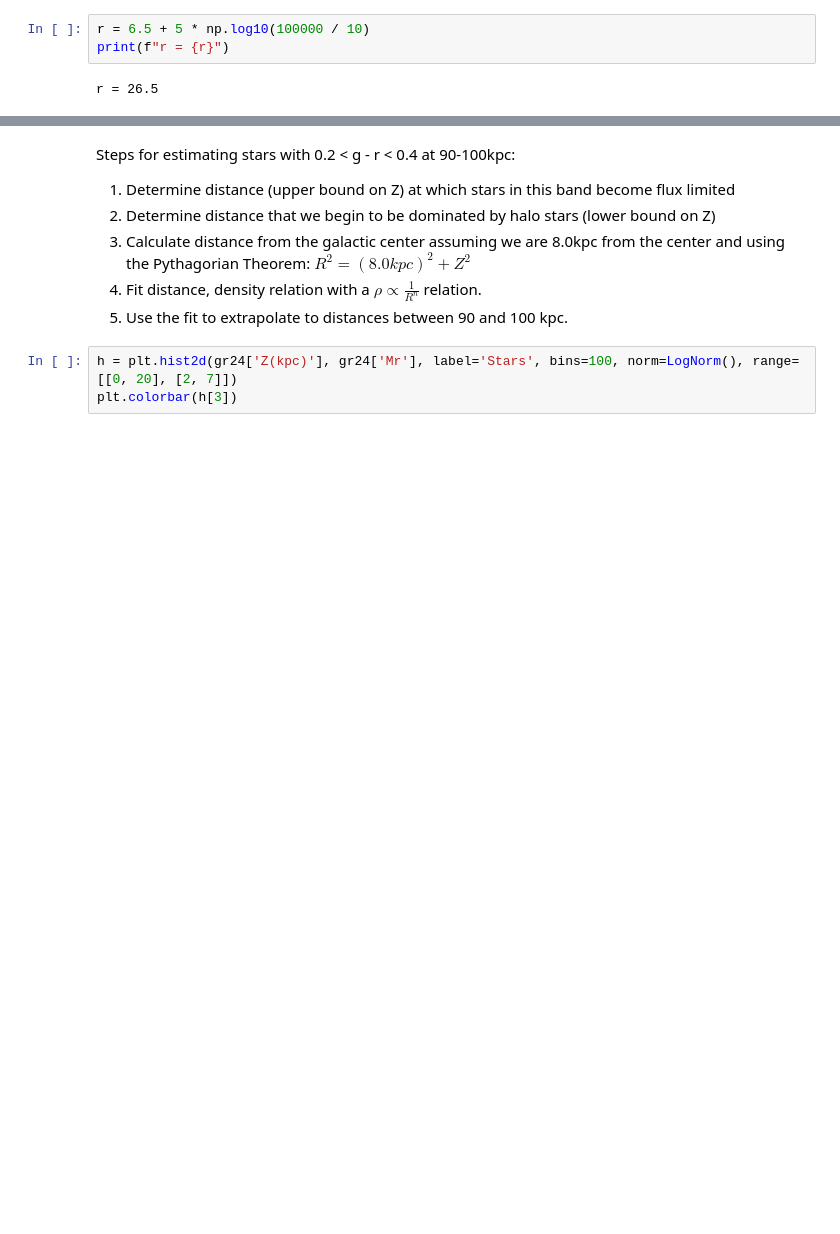
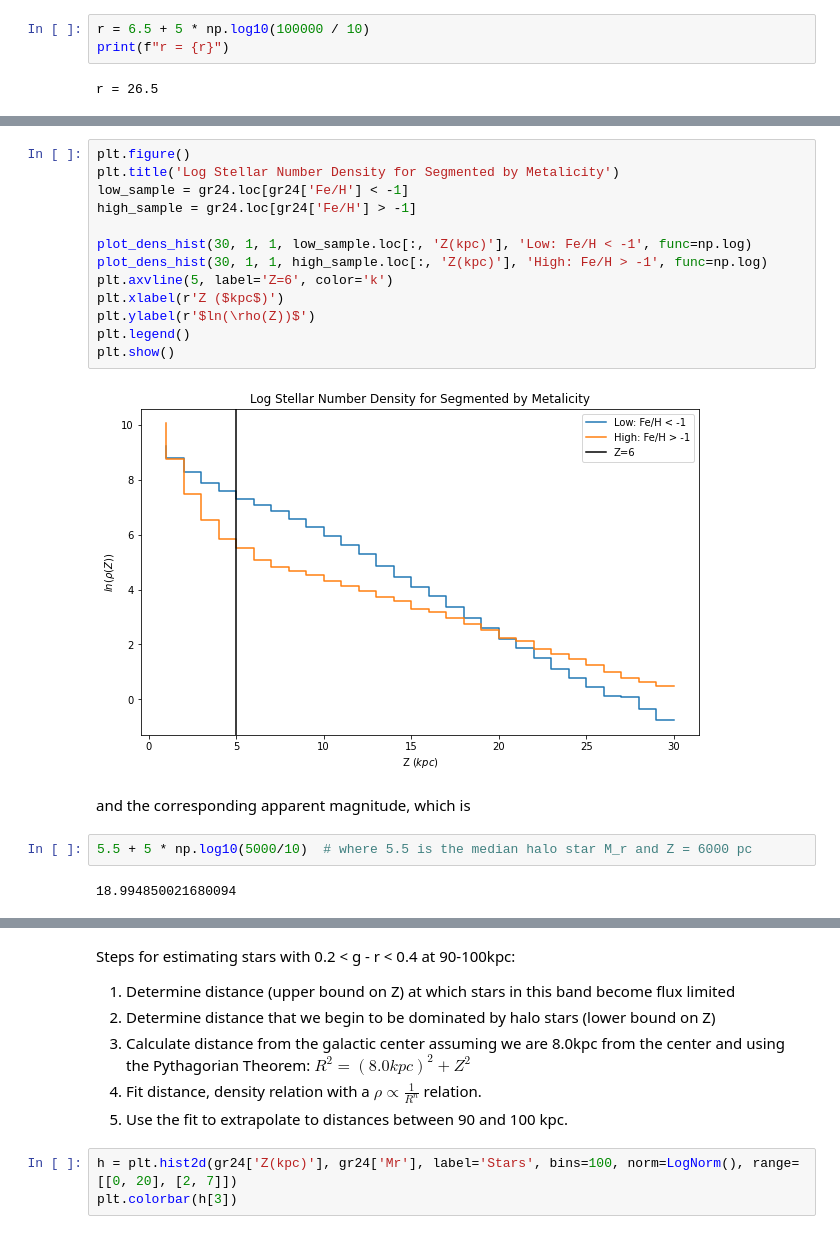
Before and after one commit to ykwang1/astr-511-w21, a Jupyter notebook: homeworks/notebooks/Homework 1.ipynb, the cells around one changed output, grey strips where cells are left out. Cells and saved outputs as stored; diff of their text form; blank space fills up the shorter version.

```diff
--- a/homeworks/notebooks/Homework 1.ipynb
+++ b/homeworks/notebooks/Homework 1.ipynb
@@ -338,0 +359,21 @@ r = 26.5
+# %%
+plt.figure()
+plt.title('Log Stellar Number Density for Segmented by Metalicity')
+low_sample = gr24.loc[gr24['Fe/H'] < -1]
+high_sample = gr24.loc[gr24['Fe/H'] > -1]
+
+plot_dens_hist(30, 1, 1, low_sample.loc[:, 'Z(kpc)'], 'Low: Fe/H < -1', func=np.log)
+plot_dens_hist(30, 1, 1, high_sample.loc[:, 'Z(kpc)'], 'High: Fe/H > -1', func=np.log)
+plt.axvline(5, label='Z=6', color='k')
+plt.xlabel(r'Z ($kpc$)')
+plt.ylabel(r'$ln(\rho(Z))$')
+plt.legend()
+plt.show()
+# %% [output]
+[figure, added]
+# %% [markdown]
+and the corresponding apparent magnitude, which is
+# %%
+5.5 + 5 * np.log10(5000/10)  # where 5.5 is the median halo star M_r and Z = 6000 pc
+# %% [output]
+18.994850021680094
```
Also changed, not shown: parts of 35 cells of this notebook.
